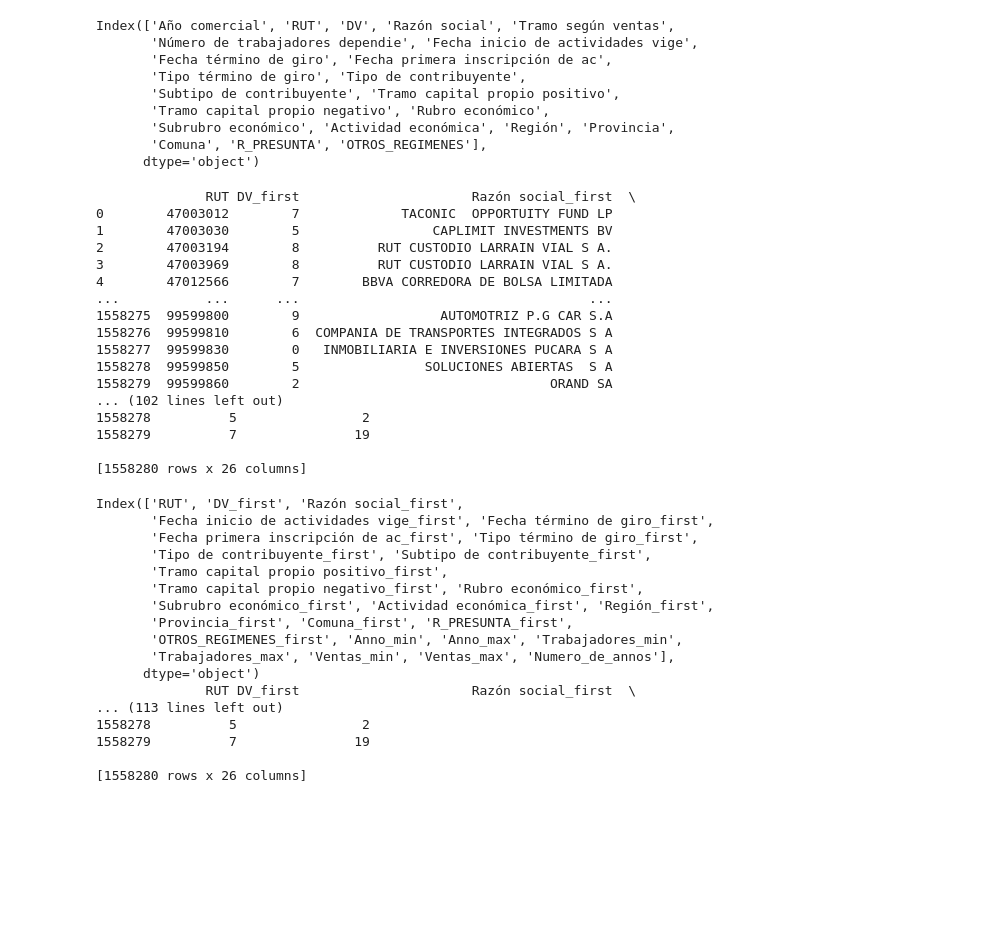
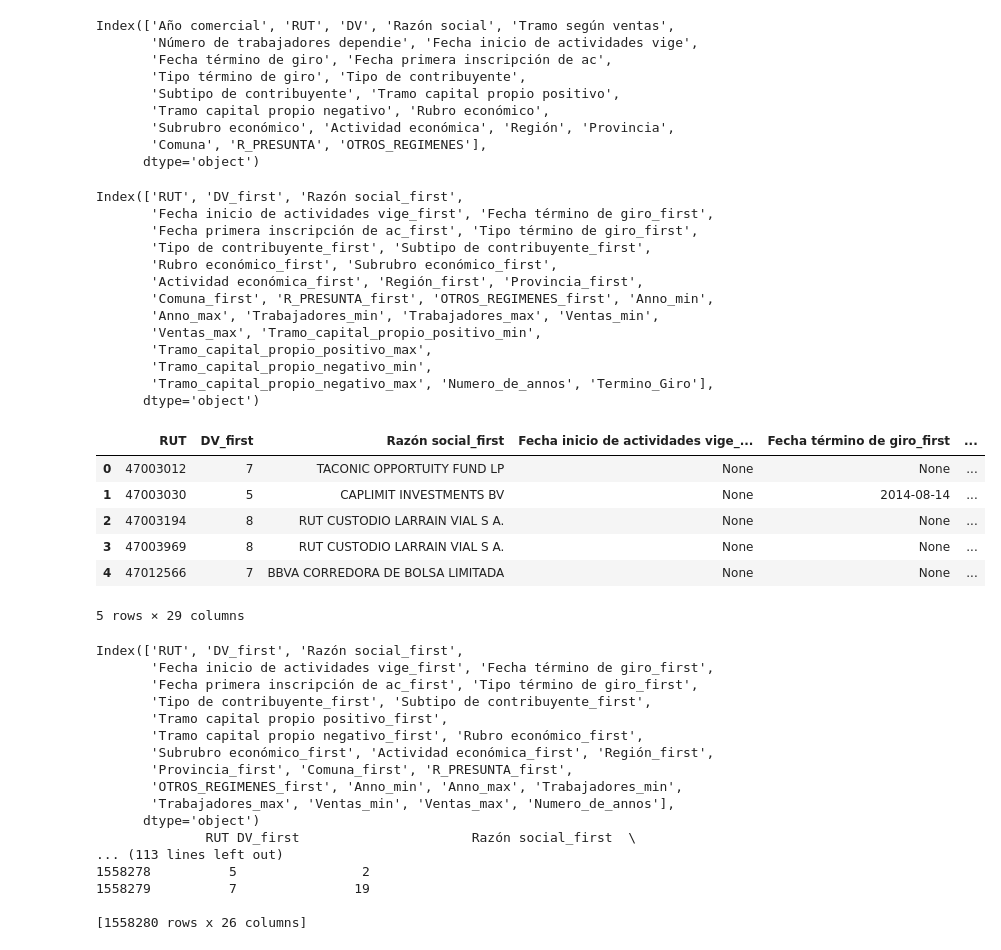
Before and after one commit to Vfuentealba/AnalisisPyme, a Jupyter notebook: notebooks/agrupa_pub_empresas_map.ipynb, the cells around one changed output. Drawn from its saved outputs; the diff is of its cells as text; code cells hidden in the pictures; blank space fills up the shorter version.

```diff
--- a/notebooks/agrupa_pub_empresas_map.ipynb
+++ b/notebooks/agrupa_pub_empresas_map.ipynb
@@ -42,6 +85,8 @@ Index(['Año comercial', 'RUT', 'DV', 'Razón social', 'Tramo según ventas',
 df['Anno_comercial'] = pd.to_numeric(df['Año comercial'], errors='coerce')
 df['Numero_trabajadores_dependientes'] = pd.to_numeric(df['Número de trabajadores dependie'], errors='coerce')
 df['Tramo_segun_ventas'] = pd.to_numeric(df['Tramo según ventas'], errors='coerce')  # Solo si son valores numéricos
+df['Tramo_capital_propio_positivo'] = pd.to_numeric(df['Tramo capital propio positivo'], errors='coerce')
+df['Tramo_capital_propio_negativo'] = pd.to_numeric(df['Tramo capital propio negativo'], errors='coerce')
 
 # Columnas informativas (las que se mantienen como 'first')
 columnas_informativas = [
@@ -49,8 +94,8 @@ columnas_informativas = [
        'Fecha inicio de actividades vige',
        'Fecha término de giro', 'Fecha primera inscripción de ac',
        'Tipo término de giro', 'Tipo de contribuyente',
-       'Subtipo de contribuyente', 'Tramo capital propio positivo',
-       'Tramo capital propio negativo', 'Rubro económico',
+       'Subtipo de contribuyente',
+       'Rubro económico',
        'Subrubro económico', 'Actividad económica', 'Región', 'Provincia',
        'Comuna', 'R_PRESUNTA', 'OTROS_REGIMENES'
 ]
@@ -60,7 +105,9 @@ agg_dict = {col: 'first' for col in columnas_informativas}
 agg_dict.update({
     'Anno_comercial': ['min', 'max'],
     'Numero_trabajadores_dependientes': ['min', 'max'],
-    'Tramo_segun_ventas': ['min', 'max']
+    'Tramo_segun_ventas': ['min', 'max'],
+    'Tramo_capital_propio_positivo': ['min', 'max'],
+    'Tramo_capital_propio_negativo': ['min', 'max']
 })
 
 # Aplicar agrupamiento
@@ -87,24 +134,31 @@ agrupado = agrupado.reset_index()
 
 # Mostrar resultado
 print(agrupado)
-# %% [output]
-              RUT DV_first                      Razón social_first  \
-0        47003012        7             TACONIC  OPPORTUITY FUND LP
-1        47003030        5                 CAPLIMIT INVESTMENTS BV
-2        47003194        8          RUT CUSTODIO LARRAIN VIAL S A.
-3        47003969        8          RUT CUSTODIO LARRAIN VIAL S A.
-4        47012566        7        BBVA CORREDORA DE BOLSA LIMITADA
-...           ...      ...                                     ...
-1558275  99599800        9                  AUTOMOTRIZ P.G CAR S.A
-1558276  99599810        6  COMPANIA DE TRANSPORTES INTEGRADOS S A
-1558277  99599830        0   INMOBILIARIA E INVERSIONES PUCARA S A
-1558278  99599850        5                SOLUCIONES ABIERTAS  S A
-1558279  99599860        2                                ORAND SA
-... (102 lines left out)
-1558278          5                2
-1558279          7               19
-
-[1558280 rows x 26 columns]
+# %%
+print(agrupado.columns)
+agrupado['Termino_Giro'] = agrupado['Fecha término de giro_first'].notnull().astype(int)
+agrupado.head()
+# %% [output]
+Index(['RUT', 'DV_first', 'Razón social_first',
+       'Fecha inicio de actividades vige_first', 'Fecha término de giro_first',
+       'Fecha primera inscripción de ac_first', 'Tipo término de giro_first',
+       'Tipo de contribuyente_first', 'Subtipo de contribuyente_first',
+       'Rubro económico_first', 'Subrubro económico_first',
+       'Actividad económica_first', 'Región_first', 'Provincia_first',
+       'Comuna_first', 'R_PRESUNTA_first', 'OTROS_REGIMENES_first', 'Anno_min',
+       'Anno_max', 'Trabajadores_min', 'Trabajadores_max', 'Ventas_min',
+       'Ventas_max', 'Tramo_capital_propio_positivo_min',
+       'Tramo_capital_propio_positivo_max',
+       'Tramo_capital_propio_negativo_min',
+       'Tramo_capital_propio_negativo_max', 'Numero_de_annos', 'Termino_Giro'],
+      dtype='object')
+|  | RUT | DV_first | Razón social_first | Fecha inicio de actividades vige_... | Fecha término de giro_first | ... |
+| 0 | 47003012 | 7 | TACONIC OPPORTUITY FUND LP | None | None | ... |
+| 1 | 47003030 | 5 | CAPLIMIT INVESTMENTS BV | None | 2014-08-14 | ... |
+| 2 | 47003194 | 8 | RUT CUSTODIO LARRAIN VIAL S A. | None | None | ... |
+| 3 | 47003969 | 8 | RUT CUSTODIO LARRAIN VIAL S A. | None | None | ... |
+| 4 | 47012566 | 7 | BBVA CORREDORA DE BOLSA LIMITADA | None | None | ... |
+5 rows × 29 columns
 # %%
 print(agrupado.columns)
 print(agrupado)
```
Also changed, not shown: parts of 3 cells of this notebook.
